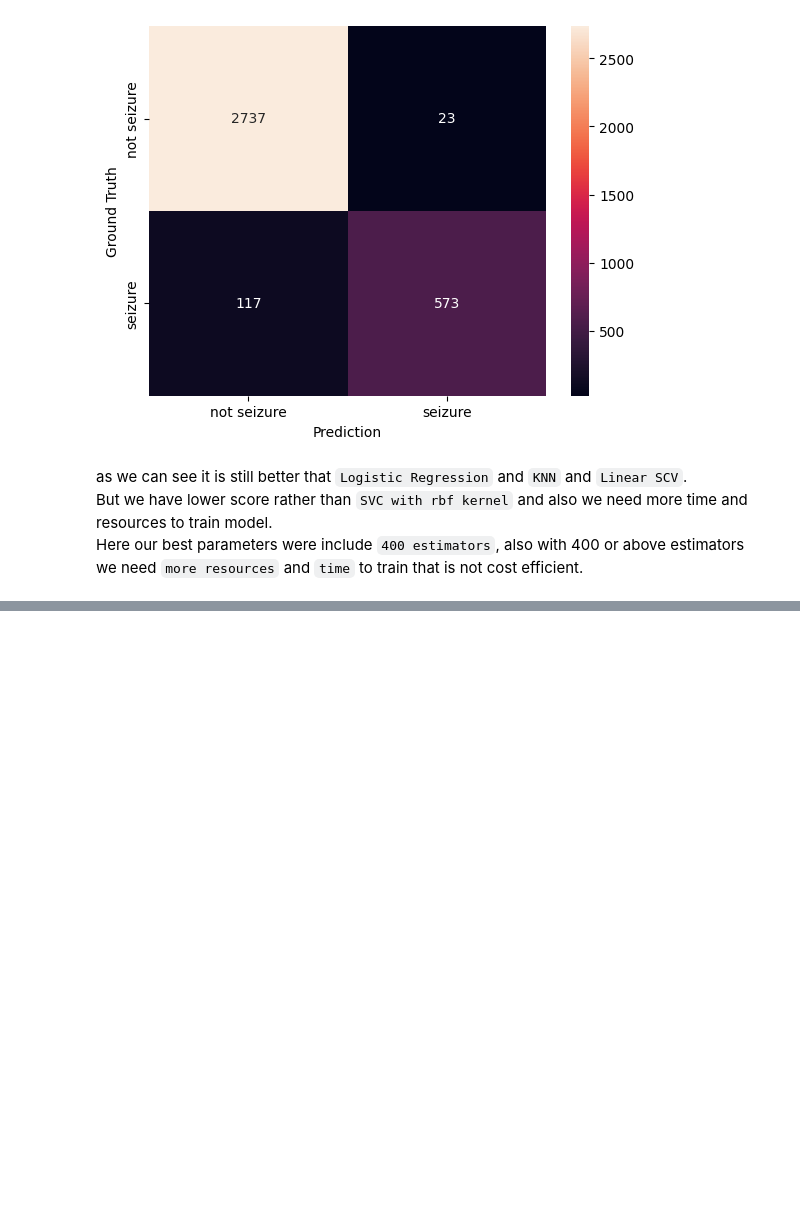
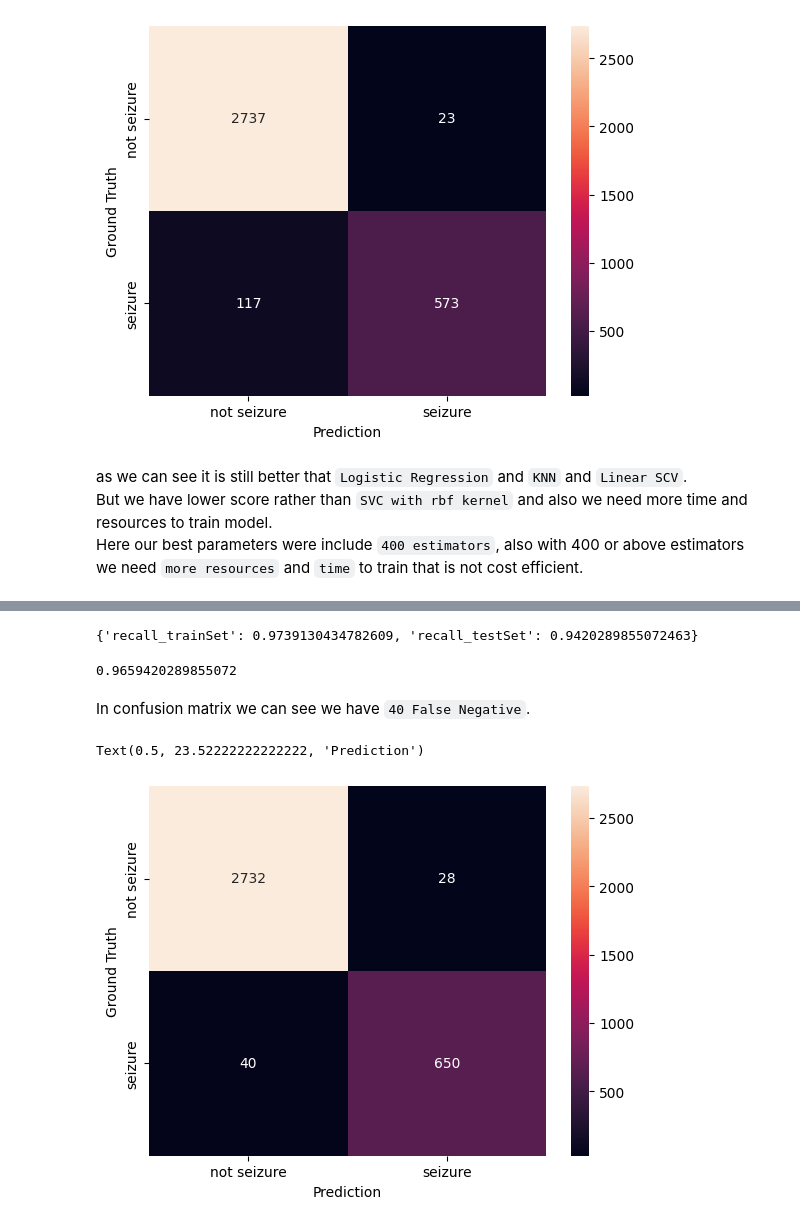
Before and after one commit to mrpintime/Epileptic-Seizure-Recognition, a Jupyter notebook: Epileptic_Seizure.ipynb, the cells around one changed output, grey strips where cells are left out. Cells and saved outputs as stored; diff of their text form; code cells hidden in the pictures; blank space fills up the shorter version.

```diff
--- a/Epileptic_Seizure.ipynb
+++ b/Epileptic_Seizure.ipynb
@@ -700,0 +755,4 @@ We ignore this by now and go to next model that is `Stacking`.
+# %%
+pred = stk.predict(X_test)
+
+print(classification_report(y_true=y_test, y_pred=pred))
@@ -700,0 +768,19 @@ We ignore this by now and go to next model that is `Stacking`.
+# %%
+recall_sc(X_train, X_test, y_train, y_test, stk)
+# %% [output]
+{'recall_trainSet': 0.9739130434782609, 'recall_testSet': 0.9420289855072463}
+# %%
+roc_auc_score(y_true=y_test, y_score=pred)
+# %% [output]
+0.9659420289855072
+# %% [markdown]
+In confusion matrix we can see we have `40 False Negative`.
+# %%
+cm = confusion_matrix(y_true=y_test, y_pred=pred)
+
+sns.heatmap(cm, annot=True, fmt='d', xticklabels=['not seizure', 'seizure'], yticklabels=['not seizure', 'seizure'])
+plt.ylabel('Ground Truth')
+plt.xlabel('Prediction')
+# %% [output]
+Text(0.5, 23.52222222222222, 'Prediction')
+[figure, added]
```
Also changed, not shown: parts of 21 cells of this notebook.
